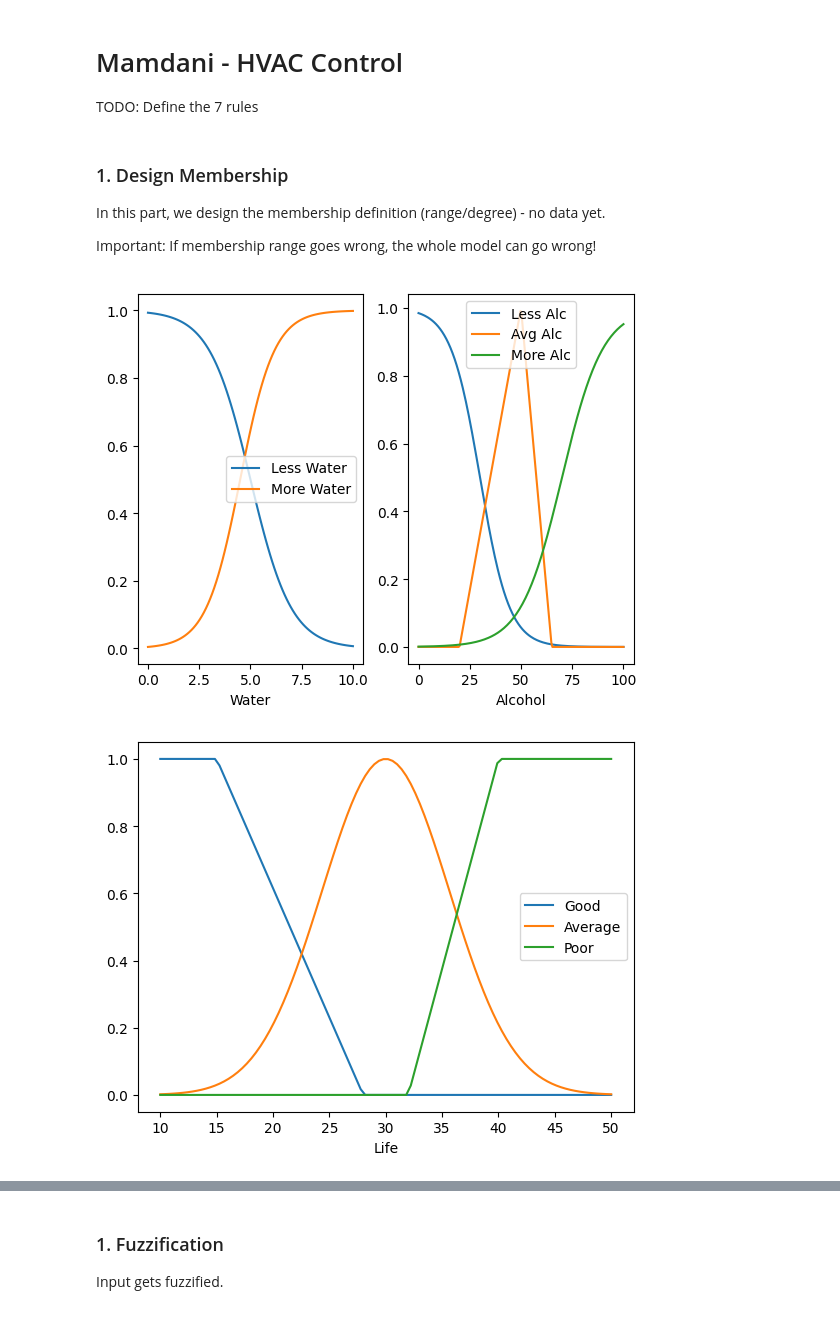
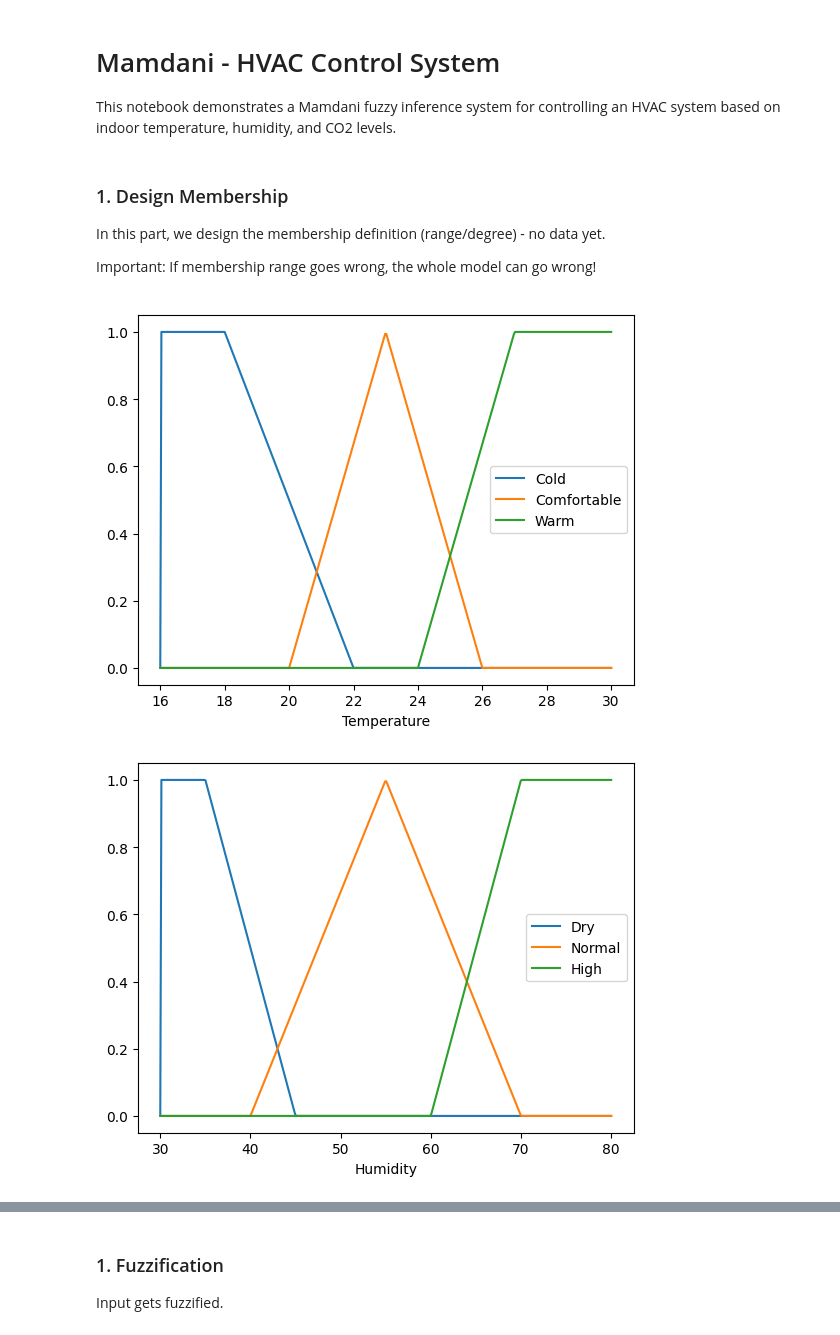
Before and after one commit to everhettoo/fl-hvac-control, a Jupyter notebook: notebooks/mamdani_hvac_control.ipynb, the cells around one changed output, grey strips where cells are left out. Drawn from its saved outputs; the diff is of its cells as text; code cells hidden in the pictures.

```diff
--- a/notebooks/mamdani_hvac_control.ipynb
+++ b/notebooks/mamdani_hvac_control.ipynb
@@ -1,7 +1,6 @@
 # %% [markdown]
-# Mamdani - HVAC Control
-
-TODO: Define the 7 rules
+# Mamdani - HVAC Control System
+This notebook demonstrates a Mamdani fuzzy inference system for controlling an HVAC system based on indoor temperature, humidity, and CO2 levels.
 # %%
 # Imports necessary modules/packages and sets up the environment for experimentation.
 import sys
@@ -27,44 +26,58 @@ import mylibs.fuzzy_functions as ff
 Important: If membership range goes wrong, the whole model can go wrong!
 # %%
 # Soiledness Membership Functions
-water = np.linspace(0, 10, 100)
-less_w = np.array([mf.sigmoid(x, -1, 5) for x in water])
-more_w = np.array([mf.sigmoid(x, 1.2, 4.5) for x in water])
+temp = np.linspace(16, 30, 400)
+cold_temp = np.array([mf.trap(x, 16, 16, 18,22) for x in temp])
+comfortable_temp = np.array([mf.tri(x, 20, 23, 26) for x in temp])
+warm_temp = np.array([mf.trap(x, 24, 27, 30, 30) for x in temp])
 
-alc = np.linspace(0, 100, 200)
-less_alc = np.array([mf.sigmoid(x, -0.14, 30) for x in alc])
-avg_alc = np.array([mf.tri(x, 20, 50, 65) for x in alc])
-more_alc = np.array([mf.sigmoid(x, 0.1, 70) for x in alc])
+humid = np.linspace(30, 80, 400)
+dry_humid = np.array([mf.trap(x, 30, 30, 35, 45) for x in humid])
+normal_humid = np.array([mf.tri(x, 40, 55, 70) for x in humid])
+high_humid = np.array([mf.trap(x, 60, 70, 80, 80) for x in humid])
 
-life = np.linspace(10, 50, 100)
-good = np.array([mf.dec(x, 15, 28) for x in life])
-avg = np.array([mf.gaussian(x, 30, 8) for x in life])
-poor = np.array([mf.inc(x, 32, 40) for x in life])
+co2 = np.linspace(400, 1500, 400)
+low_co2 = np.array([mf.trap(x, 400, 400, 600, 800) for x in co2])
+medium_co2 = np.array([mf.tri(x, 700, 950, 1200) for x in co2])
+high_co2 = np.array([mf.trap(x, 1000, 1200, 1500, 1500) for x in co2])
 
+cooling = np.linspace(0, 100, 400)
+off_cool = np.array([mf.trap(x, 0, 0, 5, 15) for x in cooling])
+low_cool = np.array([mf.tri(x, 10, 25, 40) for x in cooling])
+medium_cool = np.array([mf.tri(x, 35, 55, 75) for x in cooling])
+high_cool = np.array([mf.trap(x, 70, 85, 100, 100) for x in cooling])
 
-# Water and Alcohol Plots
+# Indoor Temperature, Humidity and CO2 Plots
 plt.figure(0)
-plt.subplot(1, 2, 1)
-plt.plot(water, less_w, label="Less Water")
-plt.plot(water, more_w, label="More Water")
+plt.plot(temp, cold_temp, label="Cold")
+plt.plot(temp, comfortable_temp, label="Comfortable")
+plt.plot(temp, warm_temp, label="Warm")
 plt.legend()
-plt.xlabel("Water")
+plt.xlabel("Temperature")
 
-plt.subplot(1, 2, 2)
-plt.plot(alc, less_alc, label="Less Alc")
-plt.plot(alc, avg_alc, label="Avg Alc")
-plt.plot(alc, more_alc, label="More Alc")
+plt.figure(1)
+plt.plot(humid, dry_humid, label="Dry")
+plt.plot(humid, normal_humid, label="Normal")
+plt.plot(humid, high_humid, label="High")
 plt.legend()
-plt.xlabel("Alcohol")
+plt.xlabel("Humidity")
 
-# Life Plots
-plt.figure(1)
-plt.plot(life, good, label="Good")
-plt.plot(life, avg, label="Average")
-plt.plot(life, poor, label="Poor")
+plt.figure(2)
+plt.plot(co2, low_co2, label="Low CO2")
+plt.plot(co2, medium_co2, label="Medium CO2")
+plt.plot(co2, high_co2, label="High CO2")
 plt.legend()
-plt.xlabel("Life")
+plt.xlabel("CO2")
+
+# Cooling Level Plots
+plt.figure(3)
+plt.plot(cooling, off_cool, label="Off")
+plt.plot(cooling, low_cool, label="Low")
+plt.plot(cooling, medium_cool, label="Medium")
+plt.plot(cooling, high_cool, label="High")
+plt.legend()
+plt.xlabel("Cooling Level")
 plt.show()
 # %% [output]
-[figure, old version]
+[figure, new version]
-[figure, old version]
+[figure, new version]
```
Also changed, not shown: parts of 7 cells of this notebook, 2 other files.
